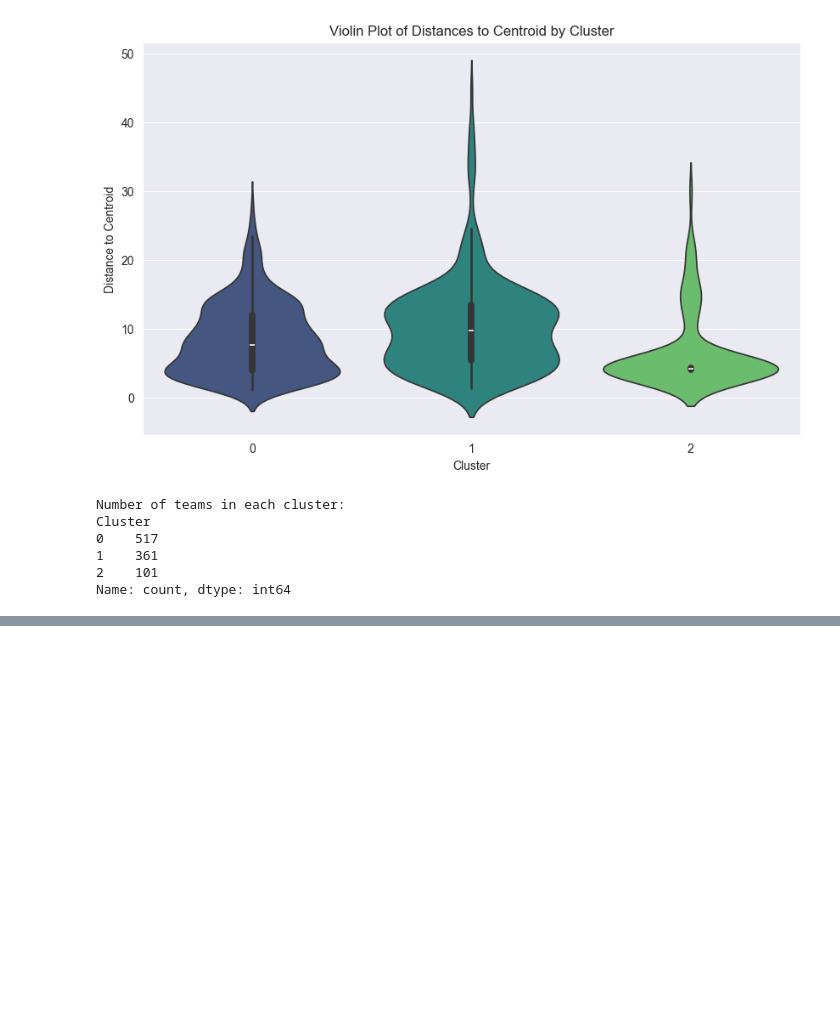
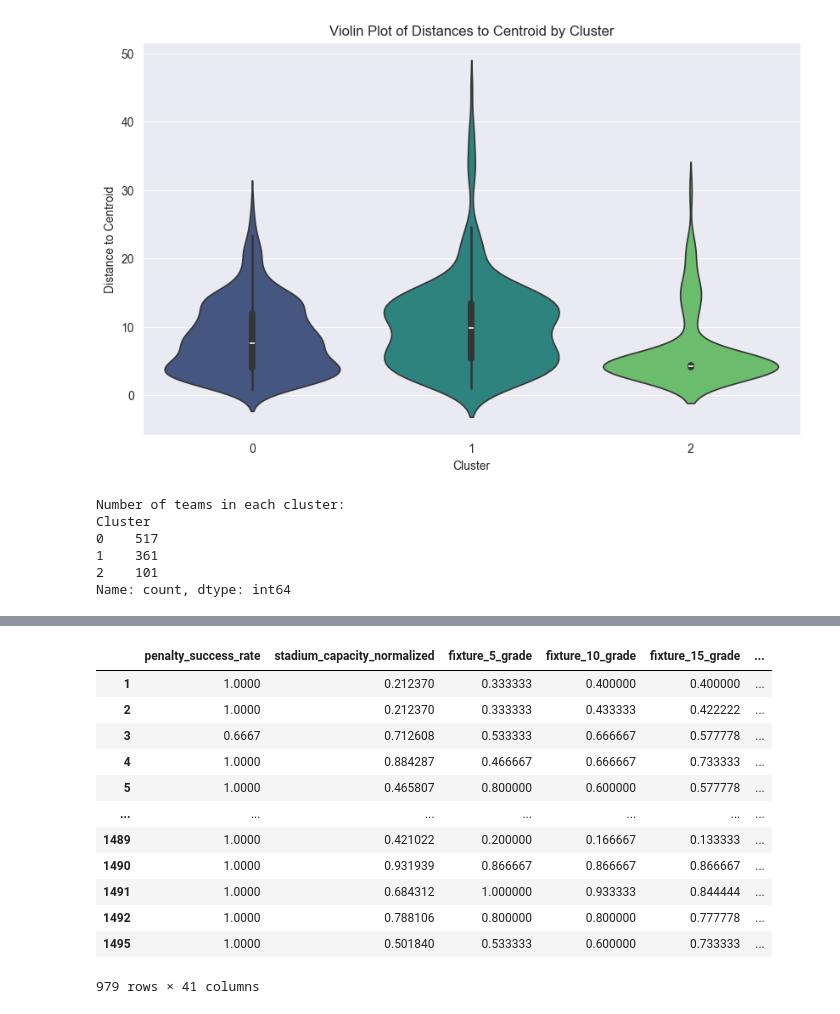
Before and after one commit to PLAI-BOOK/clustering, a Jupyter notebook: teams/teams_clustering.ipynb, the cells around one changed output, grey strips where cells are left out. Cells and saved outputs as stored; diff of their text form; code cells hidden in the pictures; blank space fills up the shorter version.

```diff
--- a/teams/teams_clustering.ipynb
+++ b/teams/teams_clustering.ipynb
@@ -842,0 +897,16 @@ max             0.210526            1.000000
+# %%
+clustering_data
+# %% [output]
+|  | penalty_success_rate | stadium_capacity_normalized | fixture_5_grade | fixture_10_grade | fixture_15_grade | ... |
+| 1 | 1.0000 | 0.212370 | 0.333333 | 0.400000 | 0.400000 | ... |
+| 2 | 1.0000 | 0.212370 | 0.333333 | 0.433333 | 0.422222 | ... |
+| 3 | 0.6667 | 0.712608 | 0.533333 | 0.666667 | 0.577778 | ... |
+| 4 | 1.0000 | 0.884287 | 0.466667 | 0.666667 | 0.733333 | ... |
+| 5 | 1.0000 | 0.465807 | 0.800000 | 0.600000 | 0.577778 | ... |
+| ... | ... | ... | ... | ... | ... | ... |
+| 1489 | 1.0000 | 0.421022 | 0.200000 | 0.166667 | 0.133333 | ... |
+| 1490 | 1.0000 | 0.931939 | 0.866667 | 0.866667 | 0.866667 | ... |
+| 1491 | 1.0000 | 0.684312 | 1.000000 | 0.933333 | 0.844444 | ... |
+| 1492 | 1.0000 | 0.788106 | 0.800000 | 0.800000 | 0.777778 | ... |
+| 1495 | 1.0000 | 0.501840 | 0.533333 | 0.600000 | 0.733333 | ... |
+979 rows × 41 columns
```
Also changed, not shown: parts of 12 cells of this notebook.
